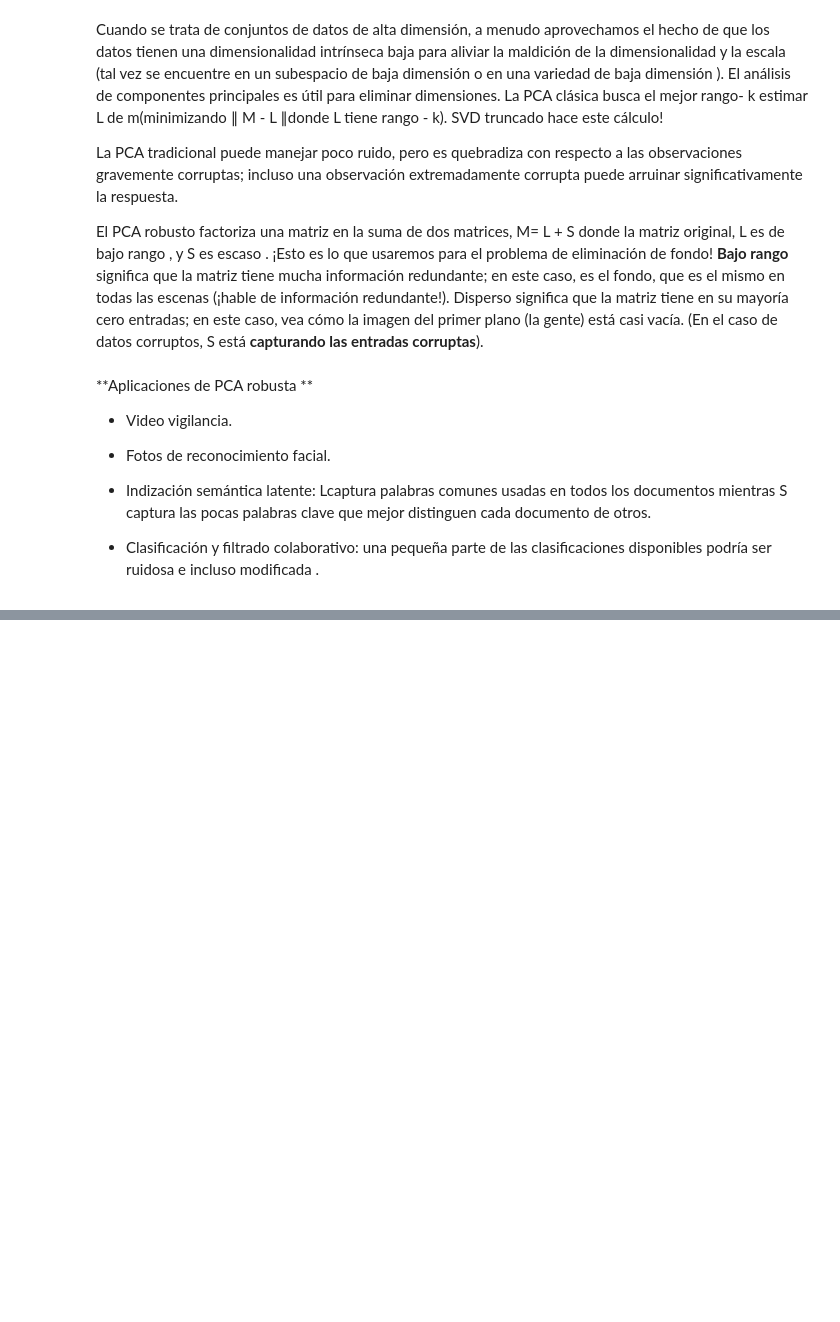
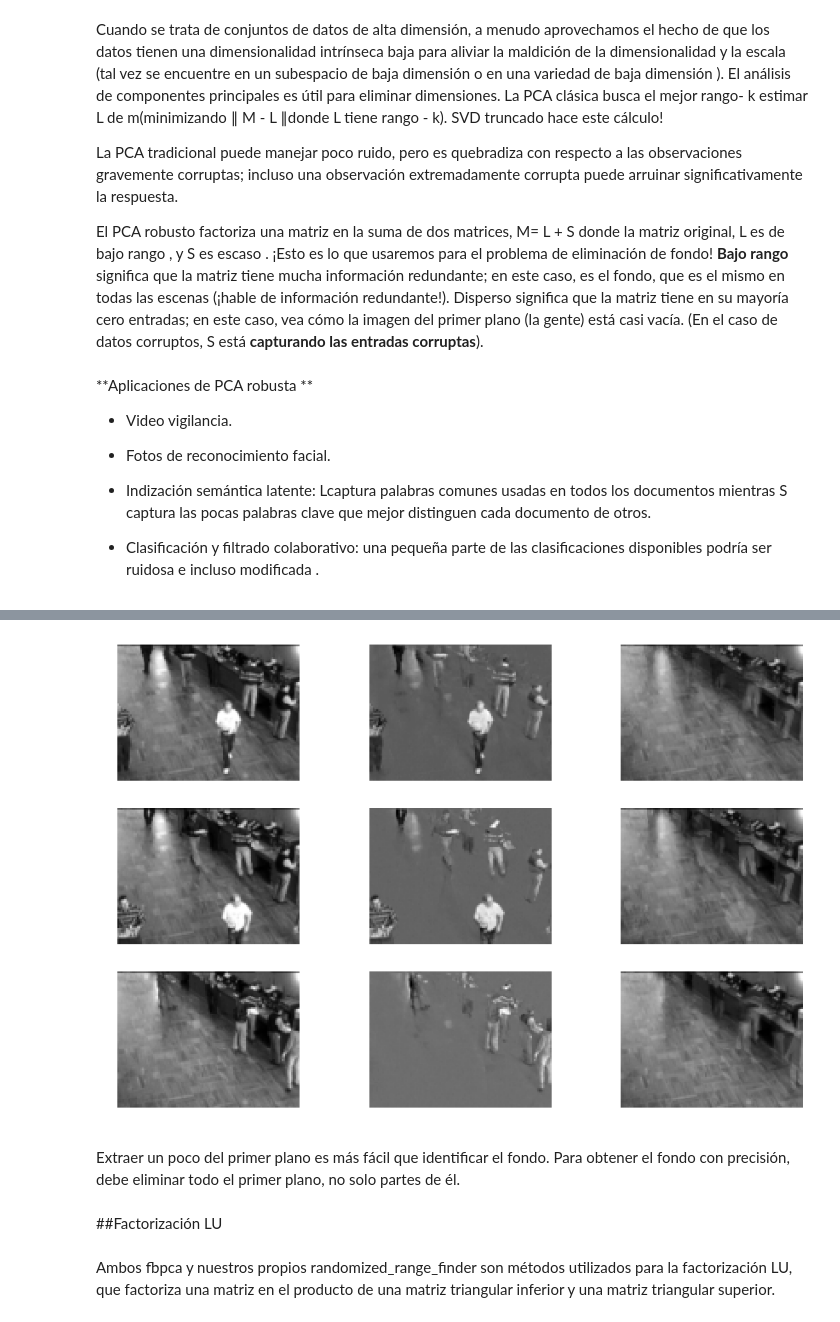
Before and after one commit to victwise/DeepLearning, a Jupyter notebook: Capítulo3.ipynb, the cells around one changed output, grey strips where cells are left out. Saved outputs shown, nothing was run; the diff lists cells and outputs as text; code cells hidden in the pictures; blank space fills up the shorter version.

```diff
--- a/Capítulo3.ipynb
+++ b/Capítulo3.ipynb
@@ -211,0 +309,10 @@ import fbpca
+# %%
+f = plt_images(M, S, L, [0, 10, 300], dims)
+# %% [output]
+[figure, added]
+# %% [markdown]
+Extraer un poco del primer plano es más fácil que identificar el fondo. Para obtener el fondo con precisión, debe eliminar todo el primer plano, no solo partes de él.
+# %% [markdown]
+##Factorización LU
+# %% [markdown]
+Ambos fbpca y nuestros propios randomized_range_finder son métodos utilizados para la factorización LU, que factoriza una matriz en el producto de una matriz triangular inferior y una matriz triangular superior.
```
Also changed, not shown: parts of 18 cells of this notebook.
